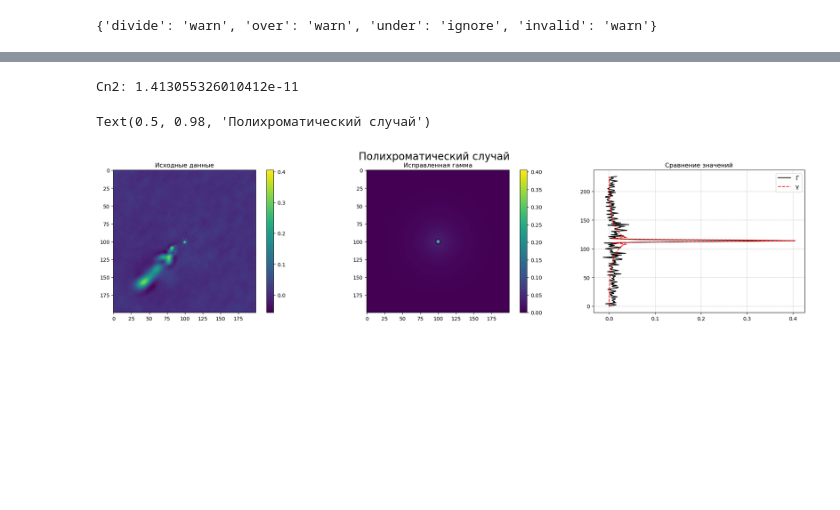
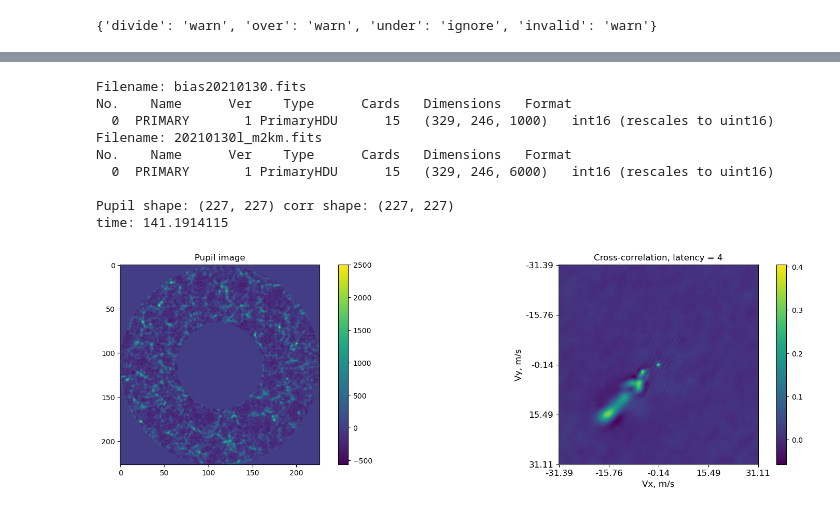
Before and after one commit to AntonMate/domecam, a Jupyter notebook: draft.ipynb, the cells around one changed output, grey strips where cells are left out. Drawn from its saved outputs; the diff is of its cells as text; code cells hidden in the pictures; blank space fills up the shorter version.

```diff
--- a/draft.ipynb
+++ b/draft.ipynb
@@ -167,11 +310,7 @@ def pupil(data, latency):
 # ----------------------------- Inputs -----------------------------------
 file = '20210130l_m2km.fits'      # файл с объектом
 file_bias = 'bias20210130.fits'   # файл с кадром смещения, bias
-
-latency = 4                       # задержка в кросс-корреляции
-D = 2.5                           # диаметр телескопа, [м]
+corr_latency = 4                  # задержка в кросс-корреляции, [кол-во кадров]
+pupil_diameter = 2.5              # диаметр телескопа, [м]
 lambda_ = 500 * pow(10, -9)       # длина волны для монохроматического случая, [м]
 z = 2000                          # дистанция распространения, [м]
-# sec_per_frame = None              # Период кадров, считывается из header, [сек]
-
-cmap = None                       # Цвет отрисовки
@@ -312,44 +317,15 @@ Text(0.5, 0.98, 'Монохроматический случай')
-# %%
-Cn2_ex = 1 * pow(10, -13)
-Vx = Vy = 0
-n = 10 # полуширина центрального окна в кросс-корреляции
-k = np.max(data_corr[data_corr.shape[0]//2-n:data_corr.shape[0]//2+n,
-                     data_corr.shape[1]//2-n:data_corr.shape[1]//2+n]) \
-    / np.max((gamma_poly(Vx, Vy, Cn2_ex, z) * c_jk(data, Dpix)))
-
-Cn2 = Cn2_ex * k
-gamma_new = gamma_poly(Vx, Vy, Cn2, z) * c_jk(data, Dpix)
-print('Cn2:', Cn2)
-# %% [output]
-Cn2: 1.413055326010412e-11
-# %%
-k = 100 # полуширина окна для отображения
-centr = np.unravel_index(np.argmax(gamma_new), gamma_new.shape)
-
-X = data_corr[:, data_corr.shape[1]//2]
-Y = range(data_corr.shape[0])
-X3 = gamma_new[centr[0]-data_corr.shape[0]//2-1:centr[0]+data_corr.shape[0]//2, gamma_new.shape[1]//2]
-Y3 = range(data_corr.shape[0])
-
-fig, (ax, ax2, ax3) = plt.subplots(1, 3, figsize=(25, 5))
-
-fig.colorbar(ax.imshow(data_corr[data_corr.shape[0]//2-k:data_corr.shape[0]//2+k,
-                                 data_corr.shape[1]//2-k:data_corr.shape[1]//2+k], cmap=cmap), ax = ax)
-ax.grid(False)
-ax.set_title('Исходные данные')
-
-fig.colorbar(ax2.imshow(gamma_new[centr[0]-k:centr[0]+k, centr[1]-k:centr[1]+k], cmap=cmap), ax=ax2)
-ax2.grid(False)
-ax2.set_title('Исправленная гамма')
-
-ax3.plot(X, Y, alpha = 1, label = 'original corr', color = 'black')
-ax3.plot(X3, Y3, alpha = 1, ls = '--', label = 'corected gamma', color = 'red')
-ax3.legend(['Γ', 'γ'], loc=1, prop={'size': 12})
-ax3.grid(color = 'black', linestyle='--', alpha = 0.2)
-ax3.set_title('Сравнение значений')
-
-# fig.savefig('C:/astro/abs_corr_polychromatic.png', bbox_inches='tight')
-fig.suptitle('Полихроматический случай', fontsize=20)
-# %% [output]
-Text(0.5, 0.98, 'Полихроматический случай')
-[figure, removed]
+# %%
+st = time.perf_counter()
+data_corr = make_pupil_with_cross_corr(file, file_bias=file_bias, pupil_diameter=pupil_diameter, corr_latency=corr_latency)
+print('time:', time.perf_counter()-st)
+# %% [output]
+Filename: bias20210130.fits
+No.    Name      Ver    Type      Cards   Dimensions   Format
+  0  PRIMARY       1 PrimaryHDU      15   (329, 246, 1000)   int16 (rescales to uint16)
+Filename: 20210130l_m2km.fits
+No.    Name      Ver    Type      Cards   Dimensions   Format
+  0  PRIMARY       1 PrimaryHDU      15   (329, 246, 6000)   int16 (rescales to uint16)
+
+Pupil shape: (227, 227) corr shape: (227, 227)
+time: 141.1914115
+[figure, added]
```
Also changed, not shown: parts of 9 cells of this notebook, 1 other file.
